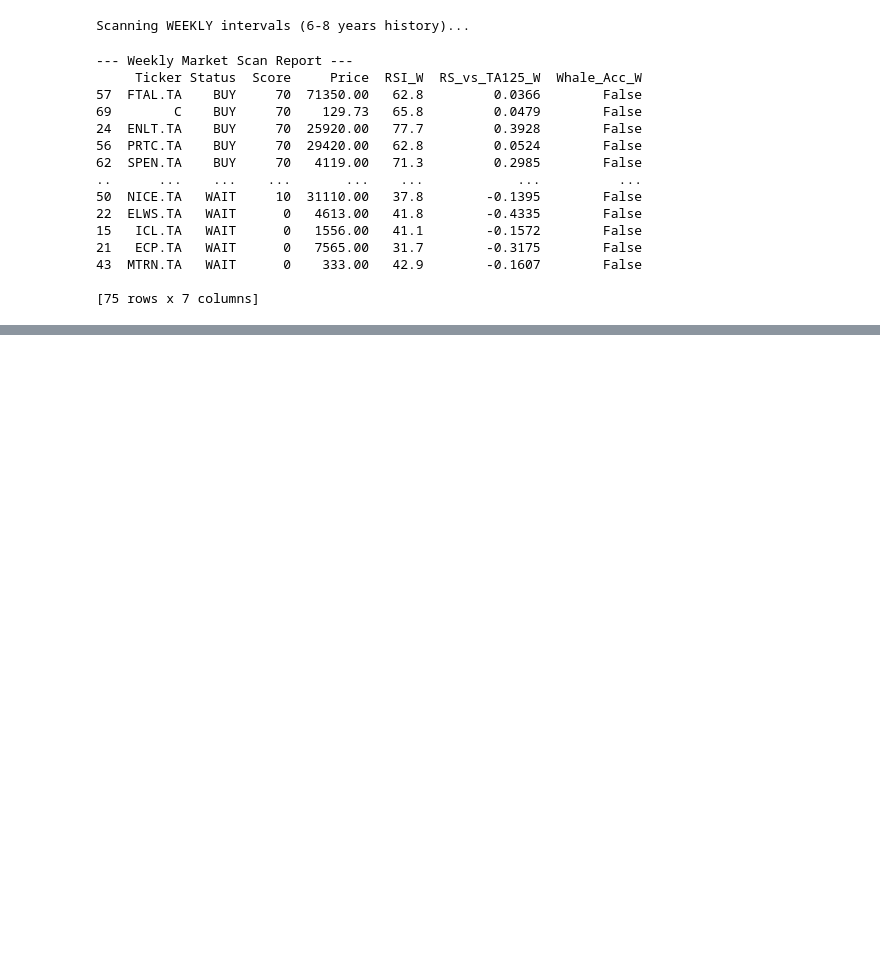
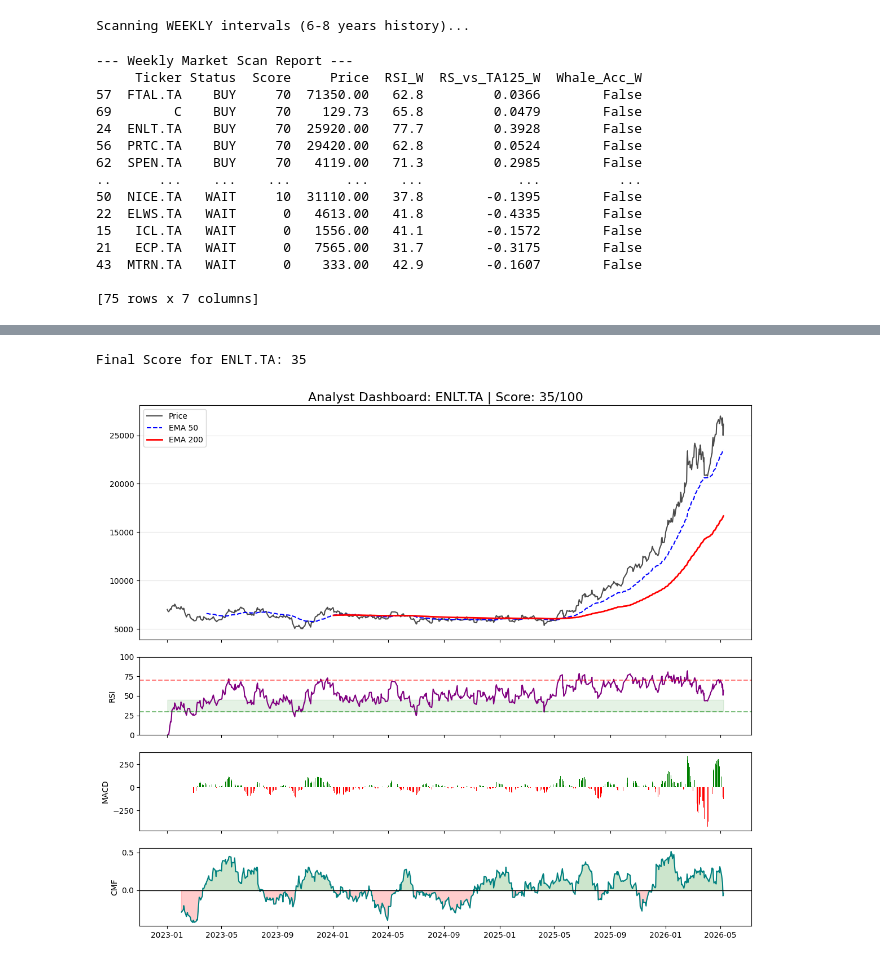
Before and after one commit to sheetrit-amit/FinalProject-RoboSmartInvestment, a Jupyter notebook: notebooks/ScanerStock.ipynb, the cells around one changed output, grey strips where cells are left out. Drawn from its saved outputs; the diff is of its cells as text; code cells hidden in the pictures; blank space fills up the shorter version.

```diff
--- a/notebooks/ScanerStock.ipynb
+++ b/notebooks/ScanerStock.ipynb
@@ -1146,0 +1484,78 @@ Scanning WEEKLY intervals (6-8 years history)...
+# %%
+import pandas as pd
+import pandas_ta as ta
+import yfinance as yf
+import numpy as np
+import matplotlib.pyplot as plt
+
+# ==========================================
+# הגדרות הרצה - שנה כאן את הפרמטרים
+# ==========================================
+TICKER_TO_ANALYZE = "ENLT.TA"   # שם המניה
+BENCHMARK_INDEX = "TA35.TA"     # מדד להשוואה
+START_DATE = "2023-01-01"       # תאריך התחלה (מומלץ להתחיל קרוב יותר כדי שהגרף יהיה קריא)
+# ==========================================
+
+def run_full_analysis(ticker, benchmark, start_date):
+    # 1. הורדת נתונים
+    df = yf.download(ticker, start=start_date, auto_adjust=True)
+    bench_df = yf.download(benchmark, start=start_date, auto_adjust=True)
+
+    if df.empty: return "No data found"
+    if isinstance(df.columns, pd.MultiIndex): df.columns = df.columns.get_level_values(0)
+    if isinstance(bench_df.columns, pd.MultiIndex): bench_df.columns = bench_df.columns.get_level_values(0)
+
+    # 2. חישוב מדדים
+    df['EMA200'] = ta.ema(df['Close'], length=200)
+    df['EMA50'] = ta.ema(df['Close'], length=50)
+    df['RSI'] = ta.rsi(df['Close'], length=14)
+    macd = ta.macd(df['Close'])
+    df['MACD_Hist'] = macd.iloc[:, 1]
+    df['CMF'] = ta.cmf(df['High'], df['Low'], df['Close'], df['Volume'], length=20)
+
+    # חישוב ציון (לוגיקה מקוצרת לצורך התצוגה)
+    last = df.iloc[-1]
+    score = 0
+    if last['Close'] > last['EMA200']: score += 20
+    if last['EMA50'] > last['EMA200']: score += 15
+    if last['CMF'] > 0: score += 10
+    if last['RSI'] < 45: score += 10
+
+    # 3. יצירת הגרפים
+    fig, (ax1, ax2, ax3, ax4) = plt.subplots(4, 1, figsize=(14, 12), sharex=True, gridspec_kw={'height_ratios': [3, 1, 1, 1]})
+    plt.subplots_adjust(hspace=0.15)
+
+    # גרף 1: מחיר וממוצעים נעים
+    ax1.plot(df.index, df['Close'], label='Price', color='black', alpha=0.7)
+    ax1.plot(df.index, df['EMA50'], label='EMA 50', color='blue', linestyle='--')
+    ax1.plot(df.index, df['EMA200'], label='EMA 200', color='red', linewidth=2)
+    ax1.set_title(f"Analyst Dashboard: {ticker} | Score: {score}/100", fontsize=16)
+    ax1.legend(loc='best')
+    ax1.grid(axis='y', alpha=0.3)
+
+    # גרף 2: RSI
+    ax2.plot(df.index, df['RSI'], label='RSI', color='purple')
+    ax2.axhline(70, color='red', linestyle='--', alpha=0.5)  # Overbought
+    ax2.axhline(30, color='green', linestyle='--', alpha=0.5) # Oversold
+    ax2.fill_between(df.index, 30, 45, color='green', alpha=0.1, label='Buy Zone')
+    ax2.set_ylabel('RSI')
+    ax2.set_ylim(0, 100)
+
+    # גרף 3: MACD Histogram
+    colors = ['green' if x > 0 else 'red' for x in df['MACD_Hist']]
+    ax3.bar(df.index, df['MACD_Hist'], color=colors, label='MACD Hist')
+    ax3.set_ylabel('MACD')
+
+    # גרף 4: Money Flow (CMF)
+    ax4.plot(df.index, df['CMF'], label='CMF', color='teal')
+    ax4.axhline(0, color='black', linewidth=1)
+    ax4.fill_between(df.index, df['CMF'], 0, where=(df['CMF'] > 0), color='green', alpha=0.2)
+    ax4.fill_between(df.index, df['CMF'], 0, where=(df['CMF'] < 0), color='red', alpha=0.2)
+    ax4.set_ylabel('CMF')
+
+    print(f"Final Score for {ticker}: {score}")
+    plt.show()
+
+# הרצה
+run_full_analysis(TICKER_TO_ANALYZE, BENCHMARK_INDEX, START_DATE)
+# %% [output]
@@ -1146,0 +1564,2 @@ Scanning WEEKLY intervals (6-8 years history)...
+Final Score for ENLT.TA: 35
+[figure, added]
```
Also changed, not shown: parts of 15 cells of this notebook, 10 other files.
